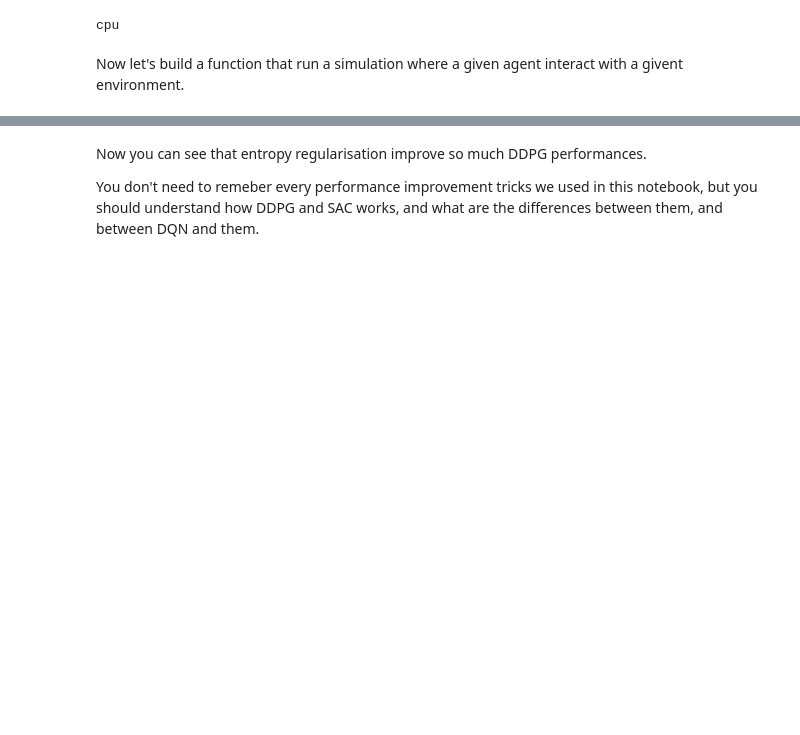
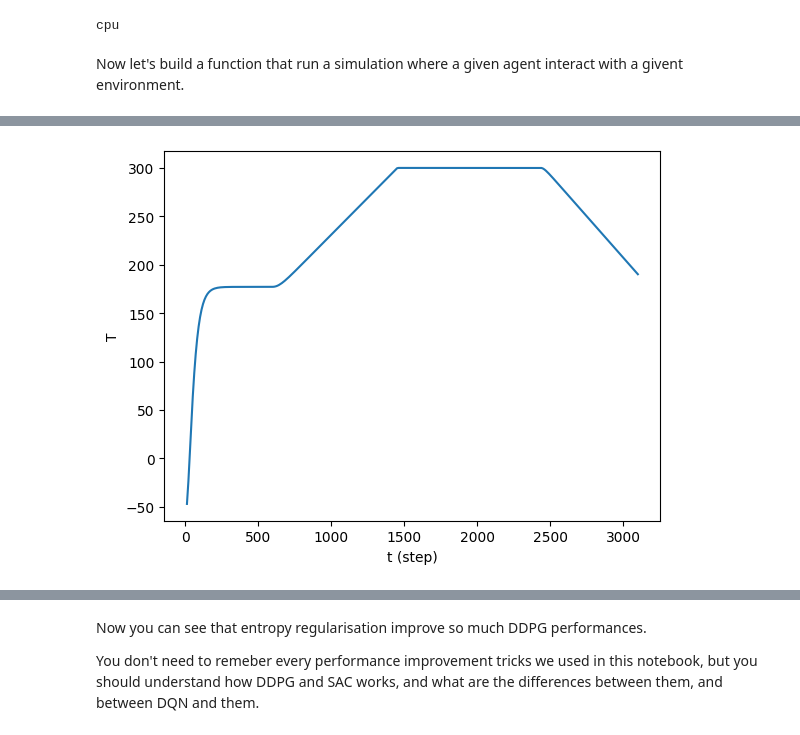
Before and after one commit to lopesmatheus/COA19-PythonSimu, a Jupyter notebook: Main_Project/Main_PIE.ipynb, the cells around one changed output, grey strips where cells are left out. Drawn from its saved outputs; the diff is of its cells as text; code cells hidden in the pictures; blank space fills up the shorter version.

```diff
--- a/Main_Project/Main_PIE.ipynb
+++ b/Main_Project/Main_PIE.ipynb
@@ -666 +608,26 @@ plt.show()
+# %%
+# There. we finished
+# Lets see it in action
+plant=PlantEnv(CaseTest,0.0,step_size)
+done = False
+cnt = 0
+observation = plant.reset()
+t=[]
+T=[]
+
+while not done :
+    cnt += step_size
+    t.append(cnt)
+
+    action = agent.action(observation)
+    observation, reward, done,_ = plant.step(action)
+    T.append(observation[0])
+
+plt.figure()
+plt.plot(t,T)
+plt.xlabel('t (step)')
+plt.ylabel('T')
+plt.show()
+# %% [output]
+[figure, added]
 # %% [markdown]
```
Also changed, not shown: parts of 46 cells of this notebook, 1 other file.
